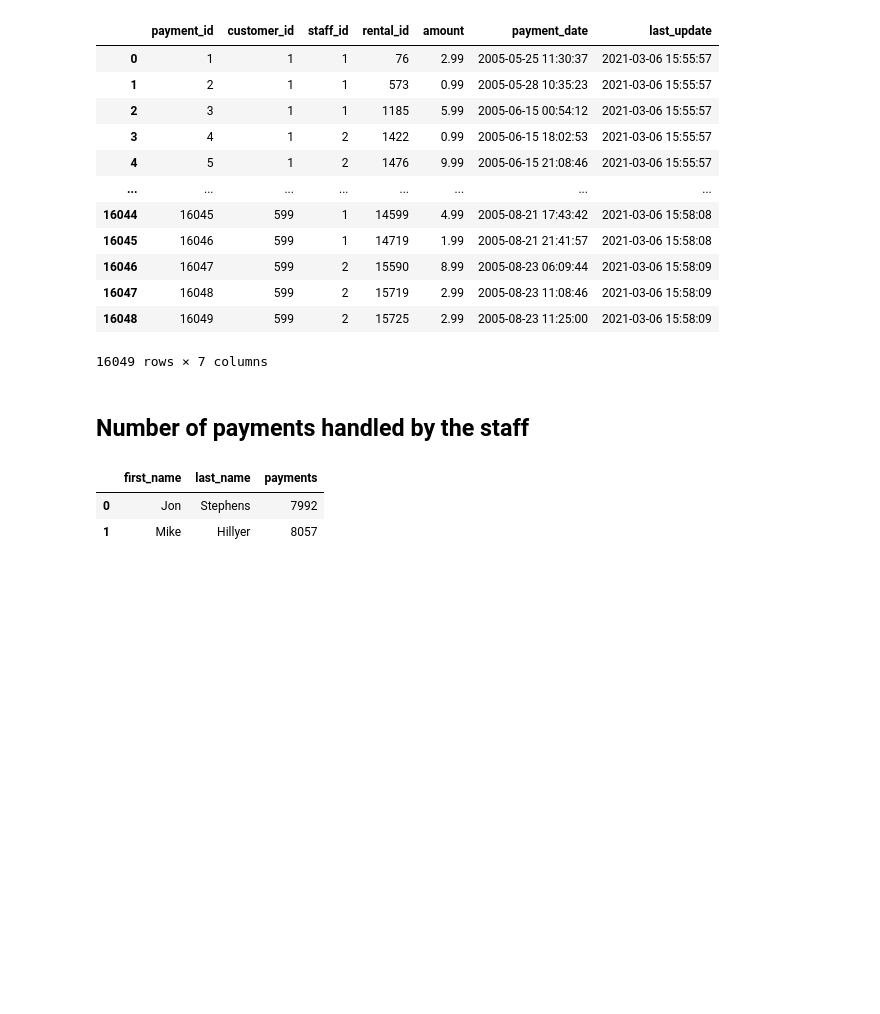
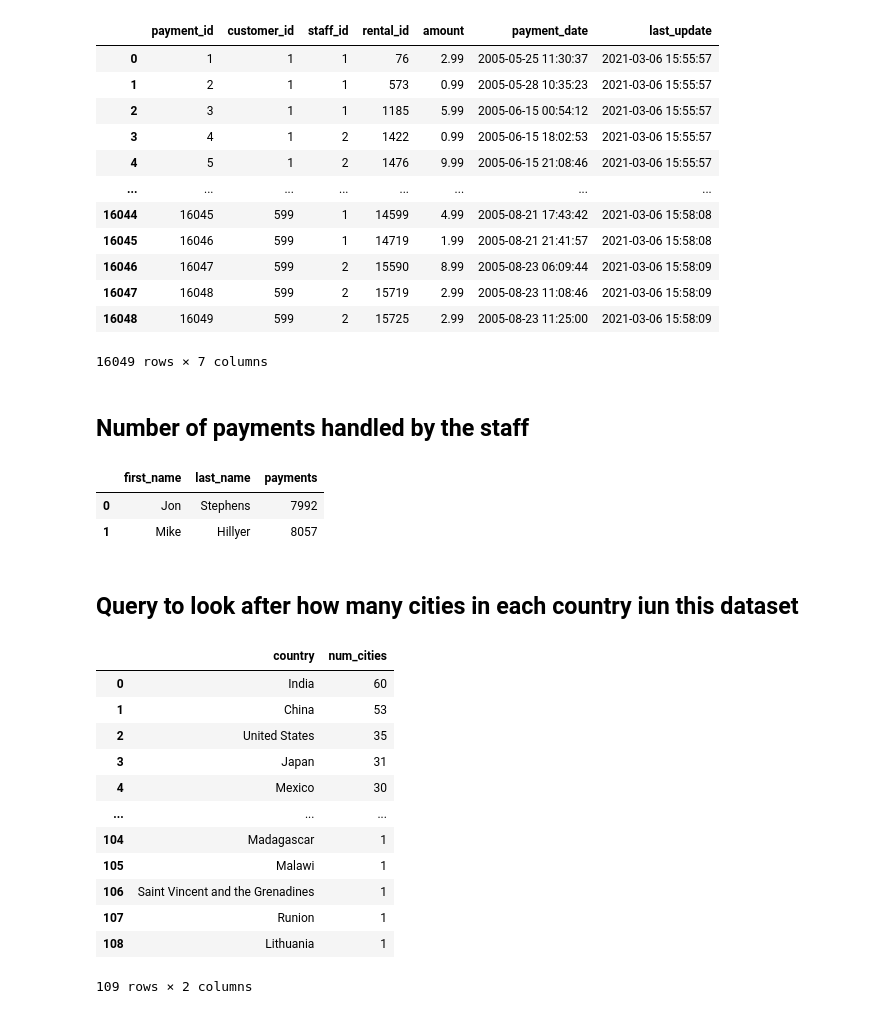
Before and after one commit to linuslarsson03/lab-1---sql, a Jupyter notebook: duckdb_pandas.ipynb, the cells around one changed output. Drawn from its saved outputs; the diff is of its cells as text; code cells hidden in the pictures; blank space fills up the shorter version.

Commit message:
number of cities in each country

```diff
--- a/duckdb_pandas.ipynb
+++ b/duckdb_pandas.ipynb
@@ -311,3 +311,32 @@ staff_payments
 |  | first_name | last_name | payments |
 | 0 | Jon | Stephens | 7992 |
 | 1 | Mike | Hillyer | 8057 |
+# %% [markdown]
+## Query to look after how many cities in each country iun this dataset
+# %%
+cities_per_country = conn.sql("""
+SELECT
+    co.country,
+    COUNT(*) AS num_cities
+FROM city c
+JOIN country co
+    ON c.country_id = co.country_id
+GROUP BY co.country
+ORDER BY num_cities DESC;
+""").df()
+
+cities_per_country
+# %% [output]
+|  | country | num_cities |
+| 0 | India | 60 |
+| 1 | China | 53 |
+| 2 | United States | 35 |
+| 3 | Japan | 31 |
+| 4 | Mexico | 30 |
+| ... | ... | ... |
+| 104 | Madagascar | 1 |
+| 105 | Malawi | 1 |
+| 106 | Saint Vincent and the Grenadines | 1 |
+| 107 | Runion | 1 |
+| 108 | Lithuania | 1 |
+109 rows × 2 columns
```
